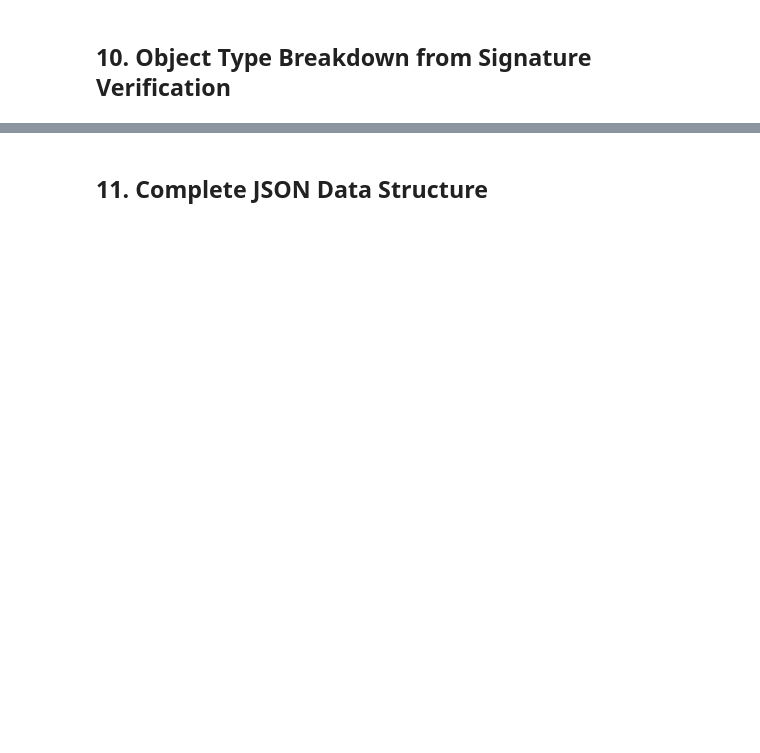
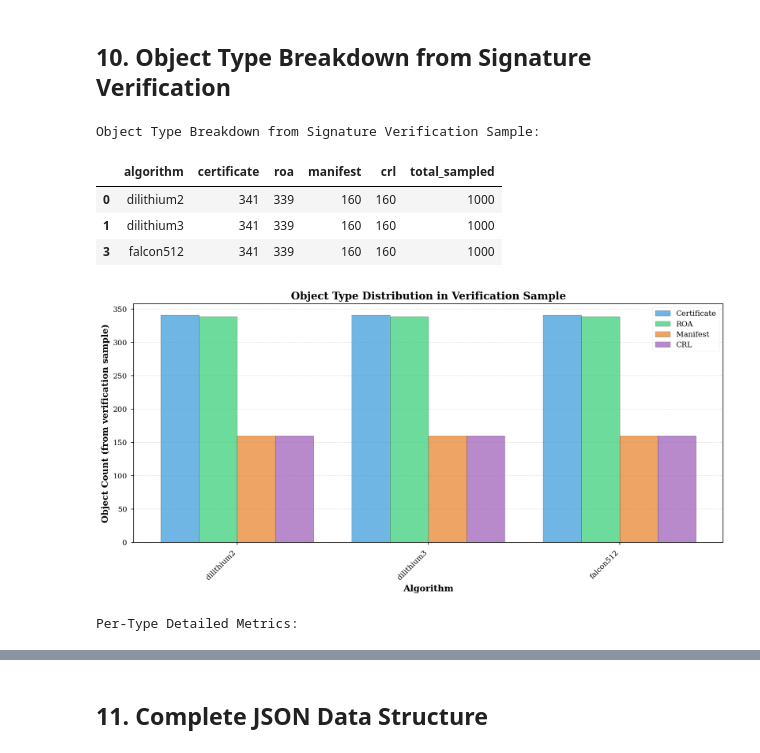
Before and after one commit to daemon-tech/post-quantum-rpki, a Jupyter notebook: results-analysis.ipynb, the cells around one changed output, grey strips where cells are left out. Cells and saved outputs as stored; diff of their text form; code cells hidden in the pictures; blank space fills up the shorter version.

Commit message:
sum results

```diff
--- a/results-analysis.ipynb
+++ b/results-analysis.ipynb
@@ -56,13 +58,26 @@ print("✓ Libraries loaded successfully")
 # %%
 # Load data - Primary focus on JSON for detailed nested metrics
-csv_path = Path("/work/results.csv")
-json_path = Path("/work/results.json")
+# Try results/ directory first, then fallback to root
+json_path = Path("results/results.json")
+csv_path = Path("results/results.csv")
 
-# Try local paths if Docker paths don't exist
+# Fallback to root if results/ doesn't exist
 if not json_path.exists():
     json_path = Path("results.json")
 if not csv_path.exists():
     csv_path = Path("results.csv")
+
+# Fallback to Docker paths
+if not json_path.exists():
+    json_path = Path("/work/results/results.json")
+if not csv_path.exists():
+    csv_path = Path("/work/results/results.csv")
+
+# Final fallback
+if not json_path.exists():
+    json_path = Path("/work/results.json")
+if not csv_path.exists():
+    csv_path = Path("/work/results.csv")
 
 if not json_path.exists():
     raise FileNotFoundError("results.json not found. Please run validate.py first to generate JSON data.")
@@ -504,14 +681,16 @@ else:
 # %% [markdown]
 ## 10. Object Type Breakdown from Signature Verification
 # %%
-# Extract object type breakdown from signature verification
+# Extract object type breakdown and per-type metrics from signature verification
 object_type_data = []
+per_type_metrics_data = []
 
 for result in results_list:
     algo = result.get('algorithm', 'unknown')
     sig_ver = result.get('signature_verification', {})
 
     if sig_ver and isinstance(sig_ver, dict):
+        # Object type breakdown
         otb = sig_ver.get('object_type_breakdown', {})
         if isinstance(otb, dict):
             object_type_data.append({
@@ -531,6 +710,28 @@ for result in results_list:
                 'crl': 0,
                 'total_sampled': sig_ver.get('sampled', 0)
             })
+
+        # Per-type metrics (detailed breakdown)
+        ptm = sig_ver.get('per_type_metrics', {})
+        if isinstance(ptm, dict):
+            for obj_type, metrics in ptm.items():
+                if isinstance(metrics, dict) and metrics.get('count', 0) > 0:
+                    per_type_metrics_data.append({
+                        'algorithm': algo,
+                        'object_type': obj_type,
+                        'count': metrics.get('count', 0),
+                        'verified': metrics.get('verified', 0),
+                        'failed': metrics.get('failed', 0),
+                        'verification_rate': metrics.get('verification_rate', 0),
+                        'avg_verify_time_ms': metrics.get('avg_verify_time_ms', 0),
+                        'avg_sig_size_bytes': metrics.get('avg_sig_size_bytes', 0),
+                        'avg_pubkey_size_bytes': metrics.get('avg_pubkey_size_bytes', 0),
+                        'ee_certs_found': metrics.get('ee_certs_found', 0),
+                        'issuer_certs_found': metrics.get('issuer_certs_found', 0),
+                        'cms_valid_count': metrics.get('cms_valid_count', 0),
+                        'ee_cert_valid_count': metrics.get('ee_cert_valid_count', 0),
+                        'both_valid_count': metrics.get('both_valid_count', 0)
+                    })
     else:
         object_type_data.append({
             'algorithm': algo,
@@ -543,30 +744,53 @@ for result in results_list:
 
 otb_df = pd.DataFrame(object_type_data)
 otb_df = otb_df[otb_df['total_sampled'] > 0]  # Only show algorithms with data
 
 if len(otb_df) > 0:
     print("Object Type Breakdown from Signature Verification Sample:")
     display(otb_df)
 
     # Visualization
     fig, ax = plt.subplots(figsize=(12, 6))
     x = np.arange(len(otb_df))
     width = 0.2
 
     ax.bar(x - 1.5*width, otb_df['certificate'], width, label='Certificate', color='#3498db', alpha=0.7, edgecolor='black')
     ax.bar(x - 0.5*width, otb_df['roa'], width, label='ROA', color='#2ecc71', alpha=0.7, edgecolor='black')
     ax.bar(x + 0.5*width, otb_df['manifest'], width, label='Manifest', color='#e67e22', alpha=0.7, edgecolor='black')
     ax.bar(x + 1.5*width, otb_df['crl'], width, label='CRL', color='#9b59b6', alpha=0.7, edgecolor='black')
 
     ax.set_xlabel('Algorithm', fontweight='bold')
     ax.set_ylabel('Object Count (from verification sample)', fontweight='bold')
     ax.set_title('Object Type Distribution in Verification Sample', fontweight='bold')
     ax.set_xticks(x)
     ax.set_xticklabels(otb_df['algorithm'], rotation=45, ha='right')
     ax.legend()
     ax.grid(axis='y', alpha=0.3, linestyle='--')
     ax.set_axisbelow(True)
     plt.tight_layout()
     plt.show()
 else:
     print("No object type breakdown data available from signature verification")
+
+# Per-type detailed metrics
+if len(per_type_metrics_data) > 0:
+    ptm_df = pd.DataFrame(per_type_metrics_data)
+    print("\nPer-Type Detailed Metrics:")
+    display_cols = ['algorithm', 'object_type', 'count', 'verified', 'failed', 'verification_rate',
+                    'avg_verify_time_ms', 'avg_sig_size_bytes', 'avg_pubkey_size_bytes',
+                    'ee_certs_found', 'issuer_certs_found', 'cms_valid_count', 'ee_cert_valid_count', 'both_valid_count']
+    display_ptm = ptm_df[display_cols].copy()
+    display_ptm.columns = ['Algorithm', 'Type', 'Count', 'Verified', 'Failed', 'Rate (%)',
+                           'Avg Time (ms)', 'Avg Sig (bytes)', 'Avg PubKey (bytes)',
+                           'EE Certs', 'Issuer Certs', 'CMS Valid', 'EE Valid', 'Both Valid']
+    display(display_ptm)
+else:
+    print("\nNo per-type metrics data available")
+# %% [output]
+Object Type Breakdown from Signature Verification Sample:
+|  | algorithm | certificate | roa | manifest | crl | total_sampled |
+| 0 | dilithium2 | 341 | 339 | 160 | 160 | 1000 |
+| 1 | dilithium3 | 341 | 339 | 160 | 160 | 1000 |
+| 3 | falcon512 | 341 | 339 | 160 | 160 | 1000 |
+[figure, added]
+Per-Type Detailed Metrics:
```
Also changed, not shown: parts of 22 cells of this notebook, 10 other files.
